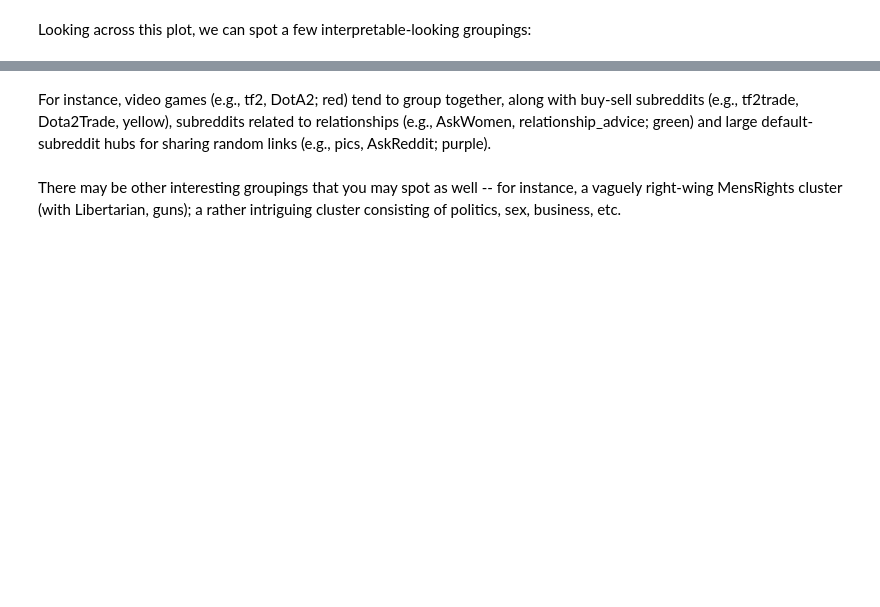
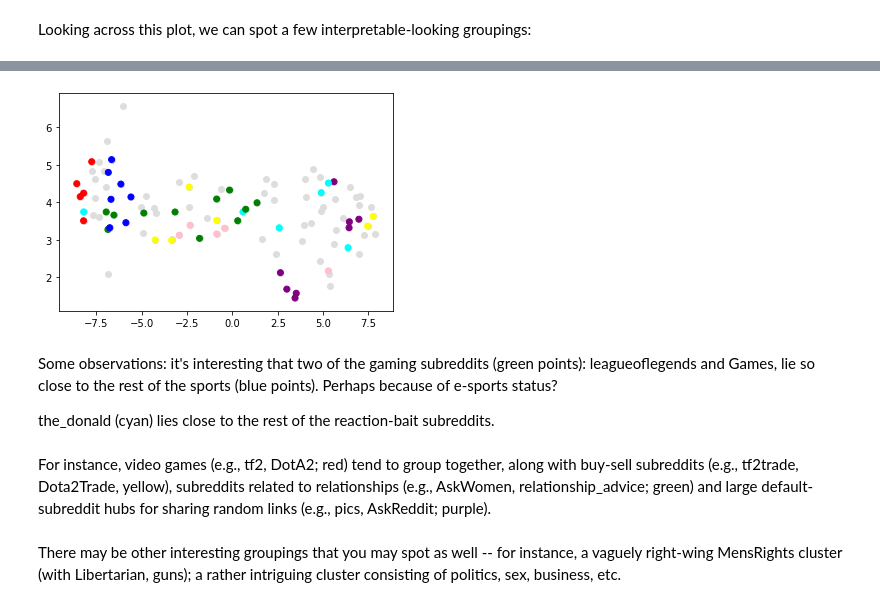
Before and after one commit to rgangela99/Cornell-Conversational-Analysis-Toolkit, a Jupyter notebook: examples/triad-motif/svd-triad-paths.ipynb, the cells around one changed output, grey strips where cells are left out. Cells and saved outputs as stored; diff of their text form; code cells hidden in the pictures; blank space fills up the shorter version.

Commit message:
ran with reddit-corpus

```diff
--- a/examples/triad-motif/svd-triad-paths.ipynb
+++ b/examples/triad-motif/svd-triad-paths.ipynb
@@ -25,4 +33,4 @@ warnings.filterwarnings('ignore')
 # %% [markdown]
 First we download the reddit corpus:
 # %%
-corpus = convokit.Corpus(filename=convokit.download("reddit-corpus"))
+corpus = convokit.Corpus(filename='reddit-corpus')
@@ -33,7 +39,7 @@ hc = convokit.HyperConvo(prefix_len=10, min_thread_len=10, include_root=False)
 # %%
 motif_path_stats = hc.retrieve_motif_pathway_stats(corpus)
 # %%
-feat_df = pd.DataFrame(data=0, index=motif_paths.keys(), columns=convokit.TriadMotif.paths_list())
+feat_df = pd.DataFrame(data=0, index=motif_path_stats.keys(), columns=convokit.TriadMotif.paths_list())
 # %%
 for thread_id, motif_path_stats_dict in motif_path_stats.items():
     for motif_path, val in motif_path_stats_dict.items():
@@ -92,22 +135,30 @@ subreddit_means
 # %%
-games = ["battlefield3", "Diablo", "DotA2", "Guildwars2", "leagueoflegends", "Minecraft", "pokemon", "skyrim", "starcraft", "tf2", "wow"]
+games = ["Guildwars2", "2007scape", "skyrim", "wow", "pokemon", "DotA2", "starcraft", "Diablo", "leagueoflegends", "Minecraft", "Games"]
 sports = ["baseball", "CFB", "hockey", "MMA", "nba", "nfl", "soccer"]
 tech = ["Android", "apple", "technology", "techsupport", "programming", "buildapc"]
 reaction_bait = ["WTF", "pics", "gifs", "aww", "funny", "todayilearned",
                    "AdviceAnimals"]
-relationships = ["AskMen", "AskWomen", "relationships", "relationship_advice", "OkCupid"]
-countries = ["singapore", "canada", "unitedkingdom", "australia"]
+relationships = ["AskMen", "AskWomen", "MGTOW", "sex", "AmItheAsshole", "relationships", "raisedbynarcissists", "relationship_advice"]
+rightbias = ["MensRights", "guns", "AskTrumpSupporters", "The_Donald", "Conservative", "TheRedPill"]
+countries = ["singapore", "canada", "unitedkingdom", "australia", "toronto"]
 plt.scatter(tsne_df[0].values, tsne_df[1].values, color="#dddddd")
 plt.scatter(tsne_df[0].values, tsne_df[1].values, color=[
+    "cyan" if l in rightbias else
     "green" if l in games else
-    "gold" if l in tech else
+    "yellow" if l in tech else
     "purple" if l in relationships else
     "red" if l in reaction_bait else
     "blue" if l in sports else
     "pink" if l in countries else
     "#00000000"
     for l in tsne_df.index])
 plt.show()
+# %% [output]
+[figure, added]
+# %% [markdown]
+Some observations: it's interesting that two of the gaming subreddits (green points): leagueoflegends and Games, lie so close to the rest of the sports (blue points). Perhaps because of e-sports status?
+
+the_donald (cyan) lies close to the rest of the reaction-bait subreddits.
 # %% [markdown]
 For instance, video games (e.g., tf2, DotA2; red) tend to group together, along with buy-sell subreddits (e.g., tf2trade, Dota2Trade, yellow), subreddits related to relationships (e.g., AskWomen, relationship_advice; green) and large default-subreddit hubs for sharing random links (e.g., pics, AskReddit; purple).
 # %% [markdown]
```
Also changed, not shown: parts of 9 cells of this notebook, 2 other files.
